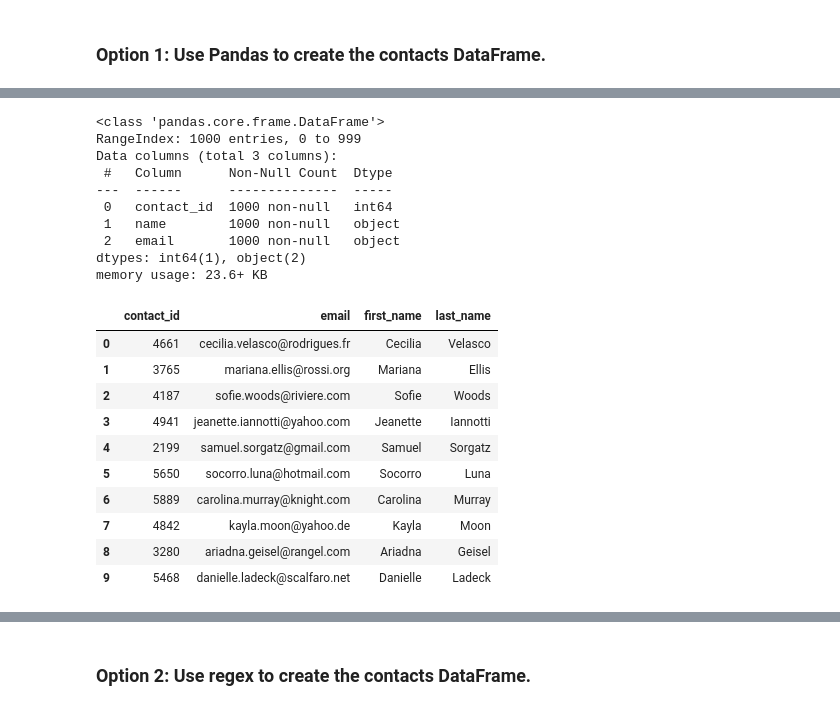
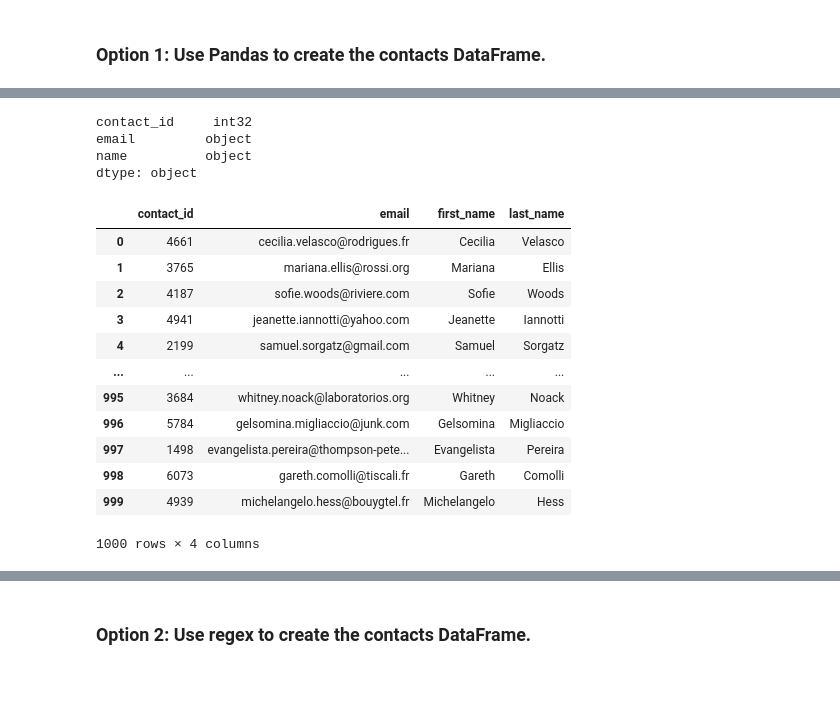
Before and after one commit to abridgers087/Crowdfunding_ETL, a Jupyter notebook: ETL_Mini_Project_ABridgers_HRiebow.ipynb, the cells around one changed output, grey strips where cells are left out. Cells and saved outputs as stored; diff of their text form; code cells hidden in the pictures; blank space fills up the shorter version.

```diff
--- a/ETL_Mini_Project_ABridgers_HRiebow.ipynb
+++ b/ETL_Mini_Project_ABridgers_HRiebow.ipynb
@@ -292,6 +323,13 @@ Then export the DataFrame as a `contacts.csv` CSV file.
 import json
 dict_values = []
 
+# Iterate through the contact_info_df DataFrame
+for index, row in contact_info_df.iterrows():
+    # Convert the row to a dictionary
+    contact_dict = row.to_dict()
+    # Append the dictionary to the list of values
+    dict_values.append(contact_dict)
+
 
 # Print out the list of values for each row.
 print(dict_values)
@@ -309,0 +338,32 @@ print(dict_values)
+# %%
+# Create a contact_info DataFrame and add each list of values, i.e., each row
+# to the 'contact_id', 'name', 'email' columns.
+
+# Create an empty DataFrame
+contact_info = pd.DataFrame()
+
+# Iterate through the dict_values list
+for row in dict_values:
+    # Convert the JSON string to a dictionary
+    contact_dict = json.loads(row['contact_info'])
+
+    # Extract the values for contact_id, name, and email
+    contact_id = contact_dict['contact_id']
+    name = contact_dict['name']
+    email = contact_dict['email']
+
+    # Create a dictionary representing a single row
+    row_dict = {
+        'contact_id': contact_id,
+        'name': name,
+        #'first_name': name.split()[0], --this is commented out bc it is asked for as a separate step later in the code
+        #'last_name': name.split()[1], --this loop works and cleans the data, but i changed it for this assignment.
+        'email': email
+    }
+
+    # Append the row dictionary to the contact_info DataFrame
+    contact_info = contact_info.append(row_dict, ignore_index=True)
+
+# Print the contact_info DataFrame
+contact_info['contact_id'] = contact_info['contact_id'].astype(int)
+contact_info
@@ -310,32 +384,33 @@ print(dict_values)
 # %%
 # Check the datatypes.
+print(contact_info.dtypes)
 # %% [output]
-<class 'pandas.core.frame.DataFrame'>
-RangeIndex: 1000 entries, 0 to 999
-Data columns (total 3 columns):
- #   Column      Non-Null Count  Dtype
----  ------      --------------  -----
- 0   contact_id  1000 non-null   int64
- 1   name        1000 non-null   object
- 2   email       1000 non-null   object
-dtypes: int64(1), object(2)
-memory usage: 23.6+ KB
+contact_id     int32
+email         object
+name          object
+dtype: object
 # %%
 # Create a "first"name" and "last_name" column with the first and last names from the "name" column.
+contact_info[['first_name', 'last_name']] = contact_info['name'].str.split(expand=True)
 
+# Drop the 'name' column
+contact_info = contact_info.drop('name', axis=1)
 
-# Drop the contact_name column
+# Print the updated contact_info DataFrame
+contact_info
 # %% [output]
 |  | contact_id | email | first_name | last_name |
 | 0 | 4661 | cecilia.velasco@rodrigues.fr | Cecilia | Velasco |
 | 1 | 3765 | mariana.ellis@rossi.org | Mariana | Ellis |
 | 2 | 4187 | sofie.woods@riviere.com | Sofie | Woods |
 | 3 | 4941 | jeanette.iannotti@yahoo.com | Jeanette | Iannotti |
 | 4 | 2199 | samuel.sorgatz@gmail.com | Samuel | Sorgatz |
-| 5 | 5650 | socorro.luna@hotmail.com | Socorro | Luna |
-| 6 | 5889 | carolina.murray@knight.com | Carolina | Murray |
-| 7 | 4842 | kayla.moon@yahoo.de | Kayla | Moon |
-| 8 | 3280 | ariadna.geisel@rangel.com | Ariadna | Geisel |
-| 9 | 5468 | danielle.ladeck@scalfaro.net | Danielle | Ladeck |
+| ... | ... | ... | ... | ... |
+| 995 | 3684 | whitney.noack@laboratorios.org | Whitney | Noack |
+| 996 | 5784 | gelsomina.migliaccio@junk.com | Gelsomina | Migliaccio |
+| 997 | 1498 | evangelista.pereira@thompson-pete... | Evangelista | Pereira |
+| 998 | 6073 | gareth.comolli@tiscali.fr | Gareth | Comolli |
+| 999 | 4939 | michelangelo.hess@bouygtel.fr | Michelangelo | Hess |
+1000 rows × 4 columns
 # %%
 # Reorder the columns
```
Also changed, not shown: parts of 35 cells of this notebook.
